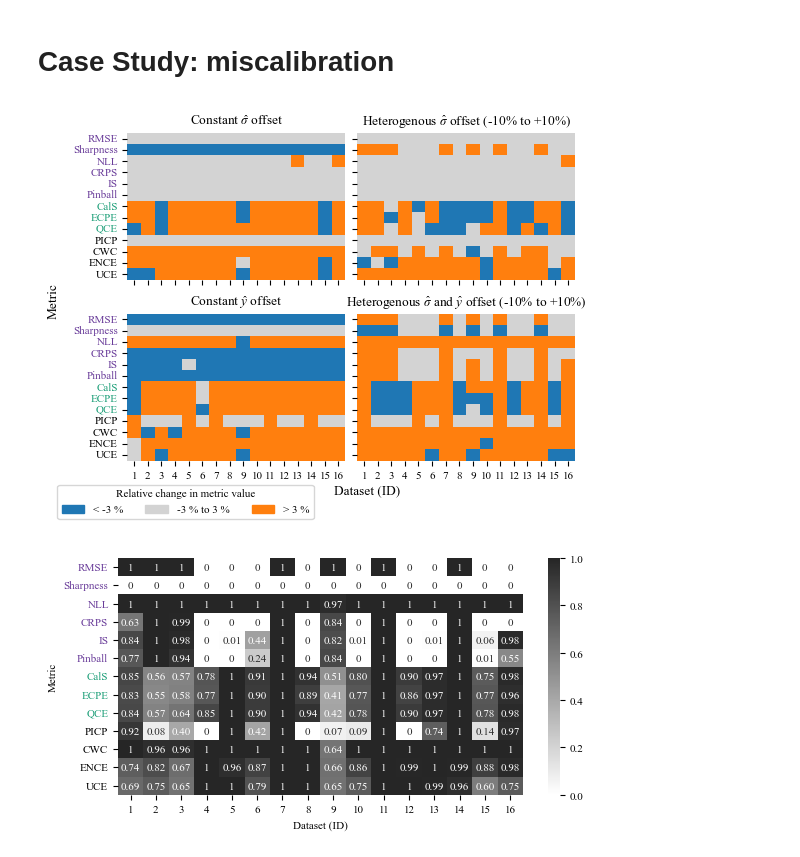
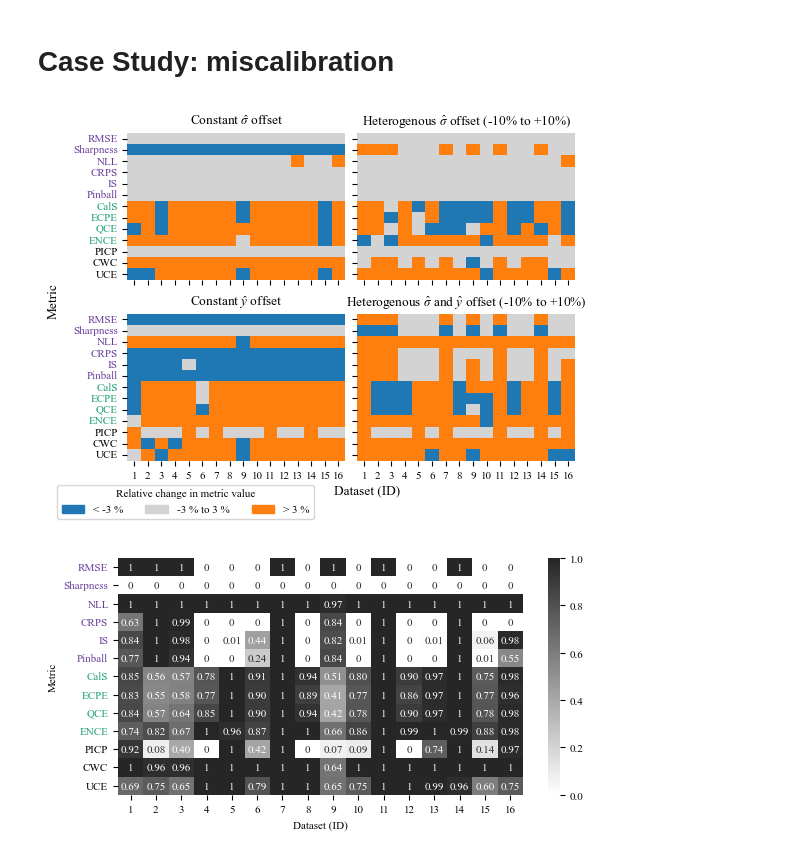
Before and after one commit to JelkeWi/evaluating_the_quality_of_the_quantified_uncertainty, a Jupyter notebook: CaseStudy_miscalibration.ipynb, the cells around one changed output. Cells and saved outputs as stored; diff of their text form; code cells hidden in the pictures.

```diff
--- a/CaseStudy_miscalibration.ipynb
+++ b/CaseStudy_miscalibration.ipynb
@@ -105,8 +105,9 @@ dfs = {
 }
 
 # Custom groupings (by index)
-group_1 = ['RMSE', 'Sharpness', 'NLL', 'CRPS', 'IS', 'Pinball']       # Red
-group_2 = ['CalS', 'ECPE', 'QCE']    # Green
+group_1 = ["RMSE", "Sharpness", "NLL", "CRPS", "IS", "Pinball"]
+group_2 = ["CalS", "ECPE", "QCE", "ENCE"]
+group_3 = ["PICP", "CWC", "UCE"]
 
 # Color mapping for each group
 group_colors = {
@@ -127,35 +128,36 @@ axes = axes.flatten()
 for ax, (title, df) in zip(axes, dfs.items()):
     categorized = df.T.copy()
     categorized[df.T < - percent_threshold] = -1
     categorized[(df.T >= -percent_threshold) & (df.T <= percent_threshold)] = 0
     categorized[df.T > percent_threshold] = 1
-
+    custom_order = group_1 + group_2 + group_3  # concatenate lists in desired order
+    categorized = categorized.loc[custom_order]  # reorder rows & columns
     sns.heatmap(categorized, cmap=cmap, cbar=False, linewidths=0.0,
                 xticklabels=True, yticklabels=True, ax=ax, vmin=-1, vmax=1)
     ax.set_xlabel('')
     ax.set_title(title)
 
     # Apply colors to x-axis tick labels
     for tick in ax.get_yticklabels():
         label_text = tick.get_text()
         tick.set_color(label_to_color.get(label_text, 'black'))  # default to black
 # Create a shared legend
 legend_patches = [
     mpatches.Patch(color=color_below, label=f"< {-percent_threshold} %"),
     mpatches.Patch(color=color_between, label=f"{-percent_threshold} % to {percent_threshold} %"),
     mpatches.Patch(color=color_above, label=f"> {percent_threshold} %")
 ]
 fig.supxlabel('Dataset (ID)', x = 0.6)
 fig.supylabel('Metric')
 # Place the legend below all subplots
 fig.legend(handles=legend_patches, title="Relative change in metric value", loc='lower center',
            ncol=3, bbox_to_anchor=(0.27, -0.06))
 
 plt.tight_layout()
 plt.subplots_adjust(bottom=0.1)  # Leave space for the legend
 plt.savefig("figures\\result_miscalibration_single.pdf", format="pdf", bbox_inches="tight")
 # %% [output]
-[figure, old version]
+[figure, new version]
 # %%
 base_name = 'optimal'
 target_cal_name = 'heterogeneous_both'
@@ -196,7 +198,8 @@ for nrun in df['n_run'].unique():
 
 correct_identification = counter_df.loc[pd.IndexSlice[:,1],:]/ len(df['n_run'].unique())
 correct_identification.index = correct_identification.index.droplevel(1)
-
+custom_order = group_1 + group_2 + group_3  # concatenate lists in desired order
+correct_identification = correct_identification[custom_order]  # reorder rows & columns
 # Custom annotation formatting
 def format_val(x):
     if np.isclose(x, 0.0):
@@ -209,6 +212,7 @@ formatted_annot = np.vectorize(format_val)(correct_identification)
 
 
 fig, ax = plt.subplots(1, 1, figsize=(6,3))
+
 sns.heatmap(correct_identification.T, annot=formatted_annot.T, fmt="", cmap=sns.color_palette("dark:white_r", as_cmap=True), ax = ax)
 
 # Formating
@@ -222,4 +226,4 @@ ax.set_ylabel('Metric')
 plt.tight_layout()
 plt.savefig("figures\\result_miscalibration_stochastic.pdf", format="pdf", bbox_inches="tight")
 # %% [output]
-[figure, old version]
+[figure, new version]
```
Also changed, not shown: 10 other files.
